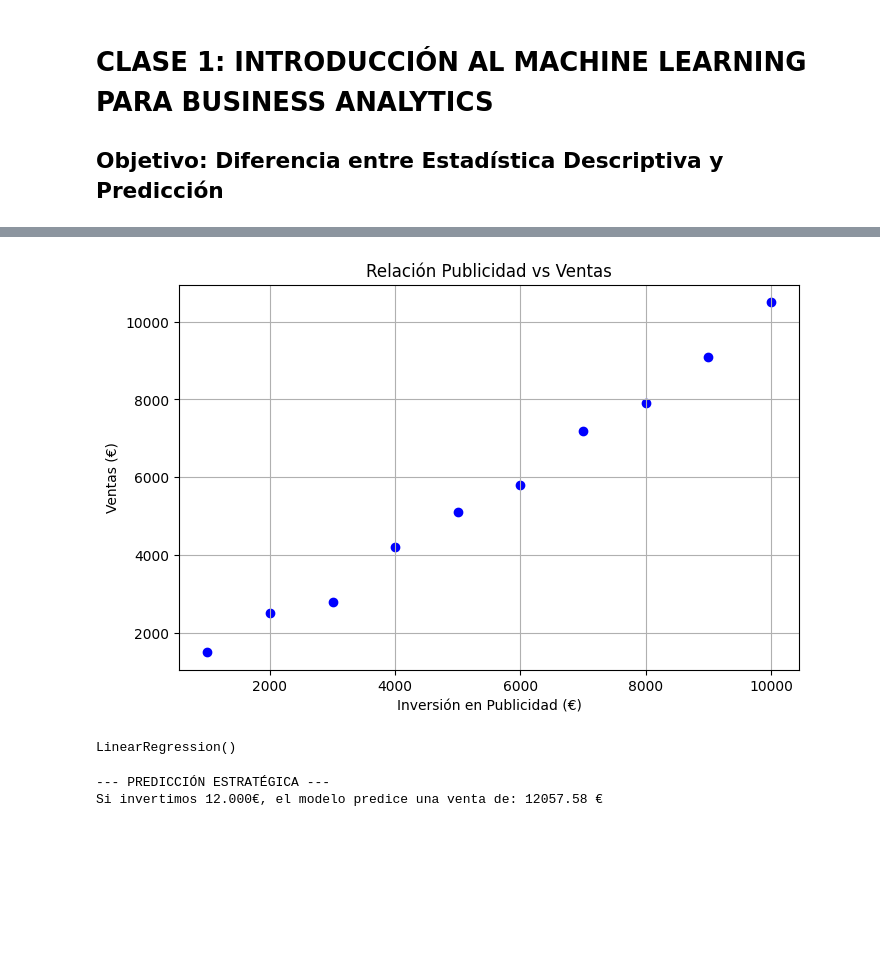
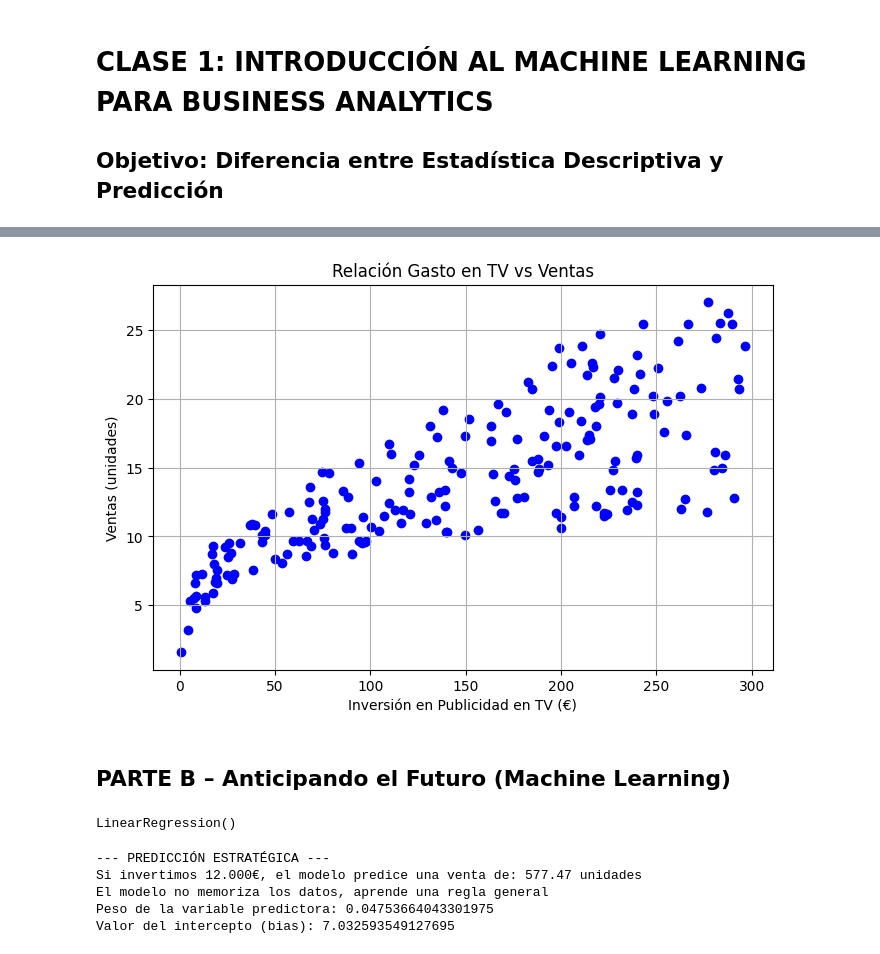
Before and after one commit to jfrometa-tlsi/UCV_ML_Course, a Jupyter notebook: ML1_Intro.ipynb, the cells around one changed output, grey strips where cells are left out. Drawn from its saved outputs; the diff is of its cells as text; code cells hidden in the pictures; blank space fills up the shorter version.

```diff
--- a/ML1_Intro.ipynb
+++ b/ML1_Intro.ipynb
@@ -45,5 +46,9 @@ df = pd.DataFrame(data)
+# %%
+ruta_archivo = "/content/Advertising.csv"
+df = pd.read_csv(ruta_archivo)
 # %%
-print("--- NUESTROS DATOS DE LOS ÚLTIMOS 10 MESES ---")
+print("--- NUESTROS DATOS ---")
+df.drop(columns=['Unnamed: 0'], inplace=True)
 print(df)
 # %% [output]
 --- NUESTROS DATOS DE LOS ÚLTIMOS 10 MESES ---
@@ -80,14 +93,15 @@ max            10000.000000    10500.00000
 # %%
-# 4. VISUALIZACIÓN (Mirando el pasado)
 plt.figure(figsize=(8,5))
-plt.scatter(df['Inversion_Publicidad'], df['Ventas_Reales'], color='blue', label='Datos Históricos')
-plt.title('Relación Publicidad vs Ventas')
-plt.xlabel('Inversión en Publicidad (€)')
-plt.ylabel('Ventas (€)')
+plt.scatter(df['TV'], df['Sales'], color='blue', label='Datos Históricos')
+plt.title('Relación Gasto en TV vs Ventas')
+plt.xlabel('Inversión en Publicidad en TV (€)')
+plt.ylabel('Ventas (unidades)')
 plt.grid(True)
 plt.show()
 # %% [output]
-[figure, old version]
+[figure, new version]
+# %% [markdown]
+## PARTE B – Anticipando el Futuro (Machine Learning)
 # %%
 # 5. MACHINE LEARNING: PREDICCIÓN (El futuro)
 # Vamos a "entrenar" un modelo muy simple (Regresión Lineal)
@@ -101,11 +115,18 @@ LinearRegression()
 # %%
 # 6. LA PREGUNTA DE NEGOCIO:
 # "¿Si el mes que viene invertimos 12.000€, cuánto venderemos?"
-nueva_inversion = [[12000]]
-prediccion = modelo.predict(nueva_inversion)
+nueva_inversion_TV = [[12000]]
+prediccion = modelo.predict(nueva_inversion_TV)
 
 print(f"\n--- PREDICCIÓN ESTRATÉGICA ---")
-print(f"Si invertimos 12.000€, el modelo predice una venta de: {prediccion[0]:.2f} €")
+print(f"Si invertimos 12.000€, el modelo predice una venta de: {prediccion[0]:.2f} unidades")
+
+print("El modelo no memoriza los datos, aprende una regla general")
+print(f"Peso de la variable predictora: {modelo.coef_[0]}")
+print(f"Valor del intercepto (bias): {modelo.intercept_}")
 # %% [output]
 --- PREDICCIÓN ESTRATÉGICA ---
-Si invertimos 12.000€, el modelo predice una venta de: 12057.58 €
+Si invertimos 12.000€, el modelo predice una venta de: 577.47 unidades
+El modelo no memoriza los datos, aprende una regla general
+Peso de la variable predictora: 0.04753664043301975
+Valor del intercepto (bias): 7.032593549127695
```
Also changed, not shown: parts of 9 cells of this notebook.
